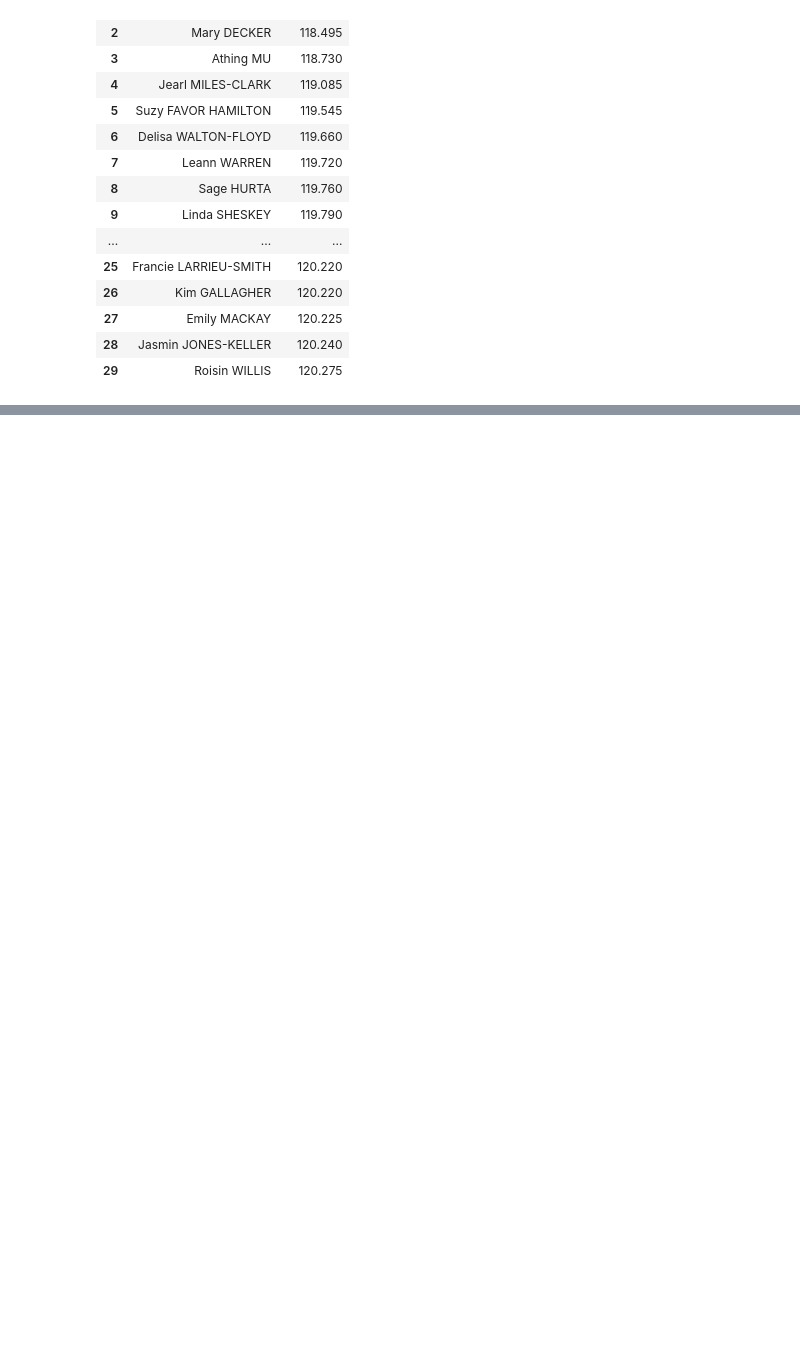
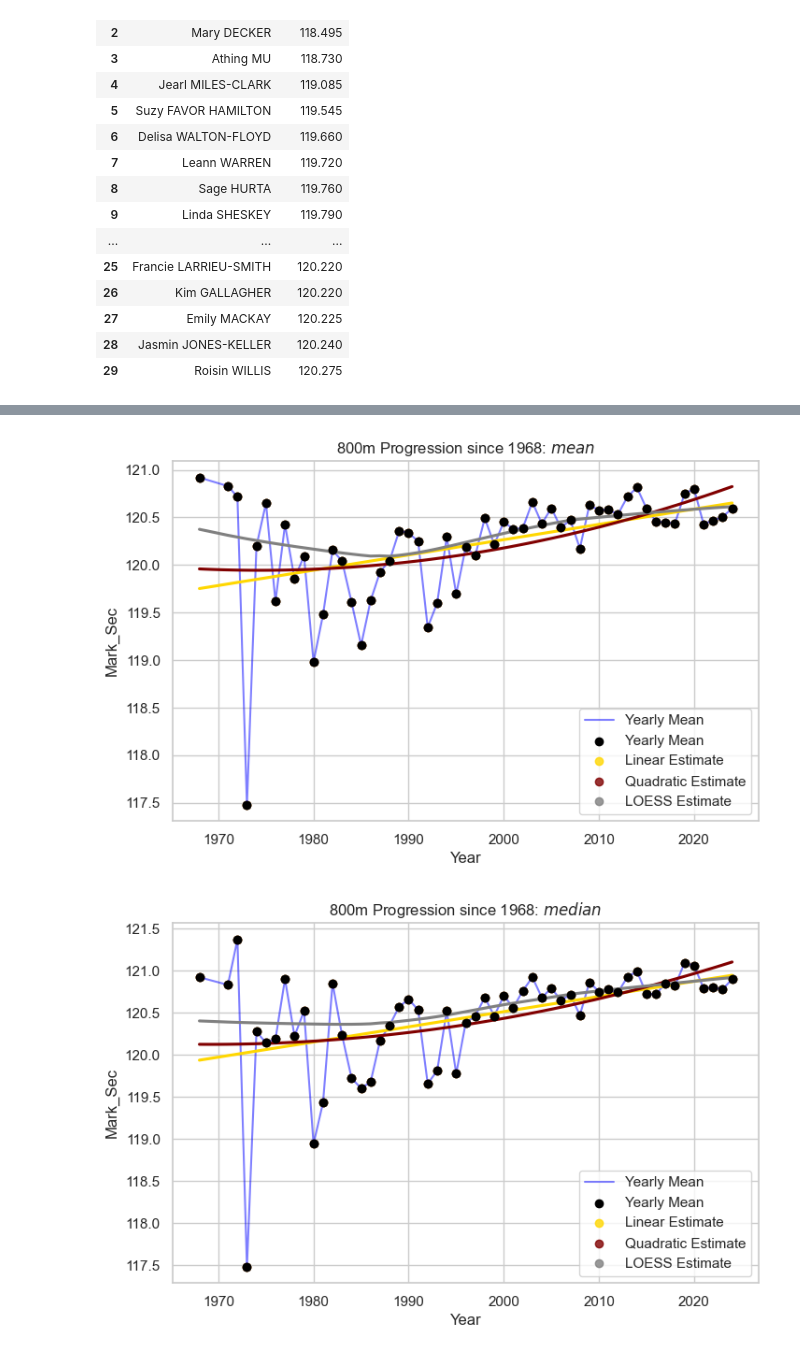
Before and after one commit to mitchellggreenhalgh/world-athletics-analysis, a Jupyter notebook: 800m_analysis.ipynb, the cells around one changed output, grey strips where cells are left out. Drawn from its saved outputs; the diff is of its cells as text; code cells hidden in the pictures; blank space fills up the shorter version.

```diff
--- a/800m_analysis.ipynb
+++ b/800m_analysis.ipynb
@@ -369,0 +425,42 @@ all_time_women.loc[(all_time_women['Year'] != 2025) &
+# %%
+# How do 800m times trend over the years?
+fxns = ['mean', 'median', 'min', 'std']
+
+for fxn in fxns:
+    yearly_mean_progression = all_time_women[['Year', 'Mark_Sec']].groupby('Year').agg(fxn).reset_index()
+
+    plt.figure(figsize=(5*1.618, 5))
+
+    plt.plot(yearly_mean_progression['Year'], yearly_mean_progression['Mark_Sec'],
+            label='Yearly Mean',
+            color='blue',
+            alpha=0.5)
+    plt.scatter(yearly_mean_progression['Year'], yearly_mean_progression['Mark_Sec'],
+            label='Yearly Mean',
+            color='black',
+            zorder=4)
+    sns.regplot(yearly_mean_progression,
+                x='Year',
+                y='Mark_Sec',
+                color='gold',
+                label='Linear Estimate',
+                ci=False)
+    sns.regplot(yearly_mean_progression,
+                x='Year',
+                y='Mark_Sec',
+                color='maroon',
+                order=2,
+                label='Quadratic Estimate',
+                ci=False)
+    sns.regplot(yearly_mean_progression,
+                x='Year',
+                y='Mark_Sec',
+                color='grey',
+                label='LOESS Estimate',
+                lowess=True)
+    plt.title(f'800m Progression since 1968: ${fxn}$')
+    plt.legend()
+    plt.show()
+# %% [output]
+[figure, added]
+[figure, added]
```
Also changed, not shown: parts of 5 cells of this notebook.
